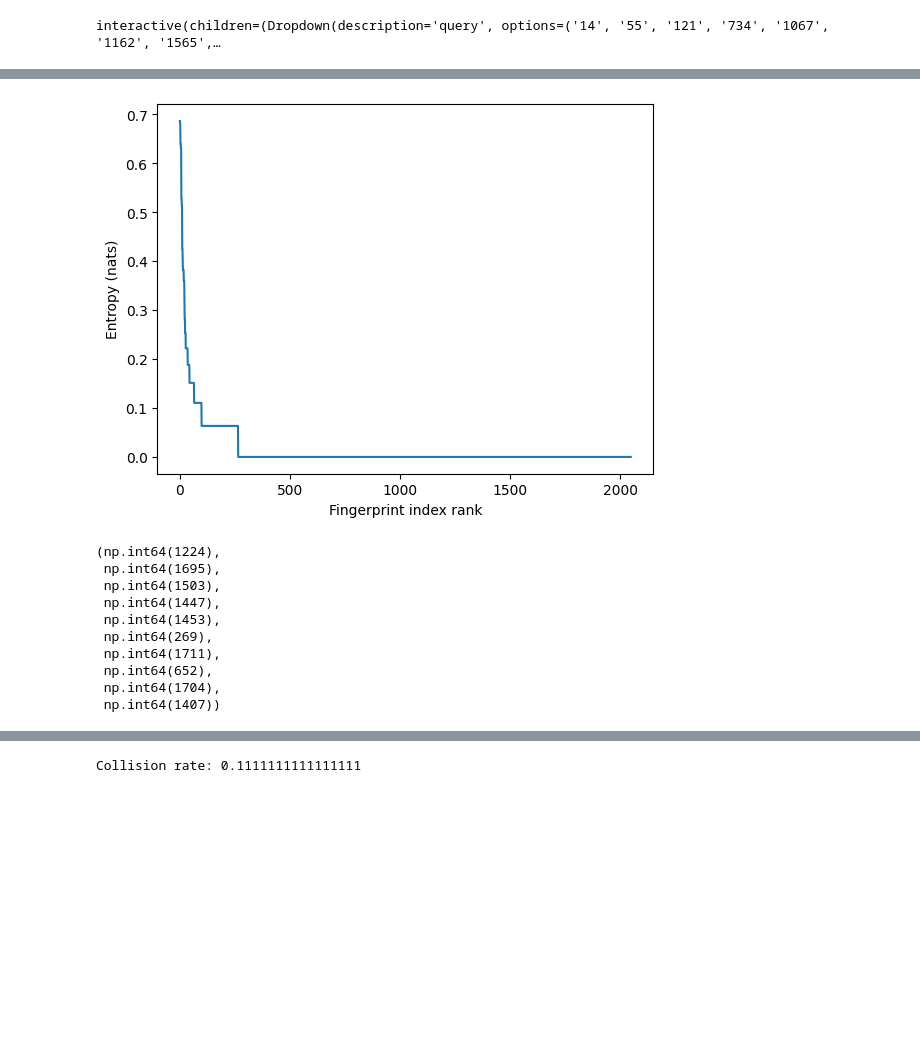
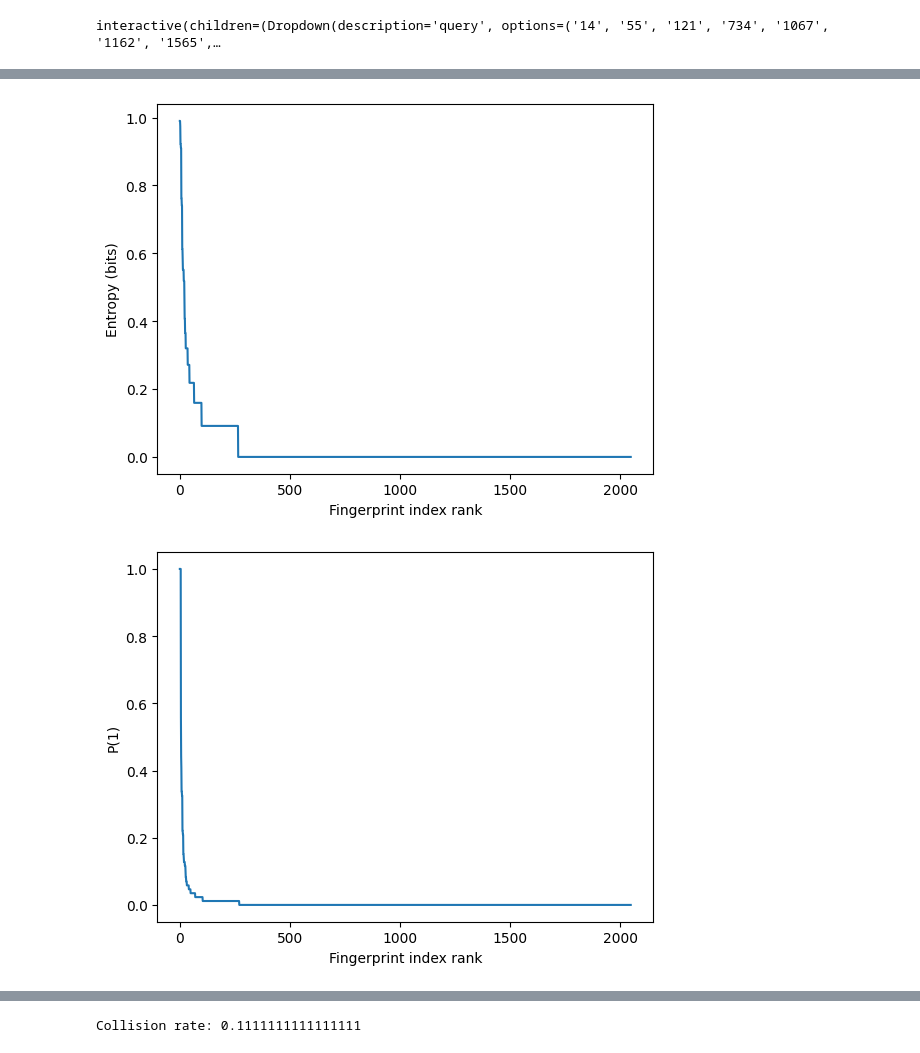
Before and after one commit to stefanpate/coarse-grain-rxns, a Jupyter notebook: notebooks/ecfp_w_loc.ipynb, the cells around one changed output, grey strips where cells are left out. Drawn from its saved outputs; the diff is of its cells as text; code cells hidden in the pictures; blank space fills up the shorter version.

Commit message:
Pushed on loc sensitive ecfp. Looked at entropy of each fp feature, likelihoods etc.

```diff
--- a/notebooks/ecfp_w_loc.ipynb
+++ b/notebooks/ecfp_w_loc.ipynb
@@ -148,46 +173,45 @@ display(SVG(draw_molecule(substrate_smiles, size=(300, 250), hilite_atoms=rc, dr
 # %%
 radius = 2
 length = 2**11
 mfper = MorganFingerprinter(radius=radius, length=length, allocate_ao=True)
 rc_dist_ub = 1
 
 embeds = []
 bims = [] # BitInfoMaps {bit_idx: ((central atom idx, radius))}
 mols = []
 for key, rxn in decarb.items():
         rc = rxn['reaction_center'][0]
         smiles = rxn['smarts'].split('>>')[0]
         mol = Chem.MolFromSmiles(smiles)
 
         embeds.append(mfper.fingerprint(mol, reaction_center=rc, rc_dist_ub=rc_dist_ub))
         bims.append(mfper.bit_info_map)
         mols.append(mol)
 
 embeds = np.vstack(embeds)
 
 p1 = embeds.sum(axis=0) / embeds.shape[0]
 probas = np.vstack((p1, (1 - p1)))
-elt_entropy = entropy(pk=probas, axis=0)
-fp_idx, elt_entropy = zip(*sorted(zip(np.arange(len(elt_entropy)), elt_entropy), key=lambda x : x[1], reverse=True))
+elt_entropy = entropy(pk=probas, axis=0, base=2)
+elt_entropy = np.array(elt_entropy)
+entropy_idx, srt_entropy = zip(*sorted(zip(np.arange(len(elt_entropy)), elt_entropy), key=lambda x : x[1], reverse=True))
+entropy_idx, srt_entropy = np.array(entropy_idx), np.array(srt_entropy)
 x = np.arange(len(elt_entropy))
 
 fig, ax = plt.subplots()
-ax.plot(x, elt_entropy)
-ax.set_ylabel("Entropy (nats)")
+ax.plot(x, srt_entropy)
+ax.set_ylabel("Entropy (bits)")
 ax.set_xlabel("Fingerprint index rank")
 plt.show()
+
+
+p1_idx, srt_p1 = zip(*sorted(zip(np.arange(len(p1)), p1), key=lambda x : x[1], reverse=True))
+
+fig, ax = plt.subplots()
+ax.plot(x, srt_p1)
+ax.set_ylabel("P(1)")
+ax.set_xlabel("Fingerprint index rank")
+plt.show()
 # %% [output]
-[figure, old version]
+[figure, new version]
+[figure, added]
-# %%
-fp_idx[:10]
-# %% [output]
-(np.int64(1224),
- np.int64(1695),
- np.int64(1503),
- np.int64(1447),
- np.int64(1453),
- np.int64(269),
- np.int64(1711),
- np.int64(652),
- np.int64(1704),
- np.int64(1407))
```
Also changed, not shown: parts of 18 cells of this notebook, 3 other files.
